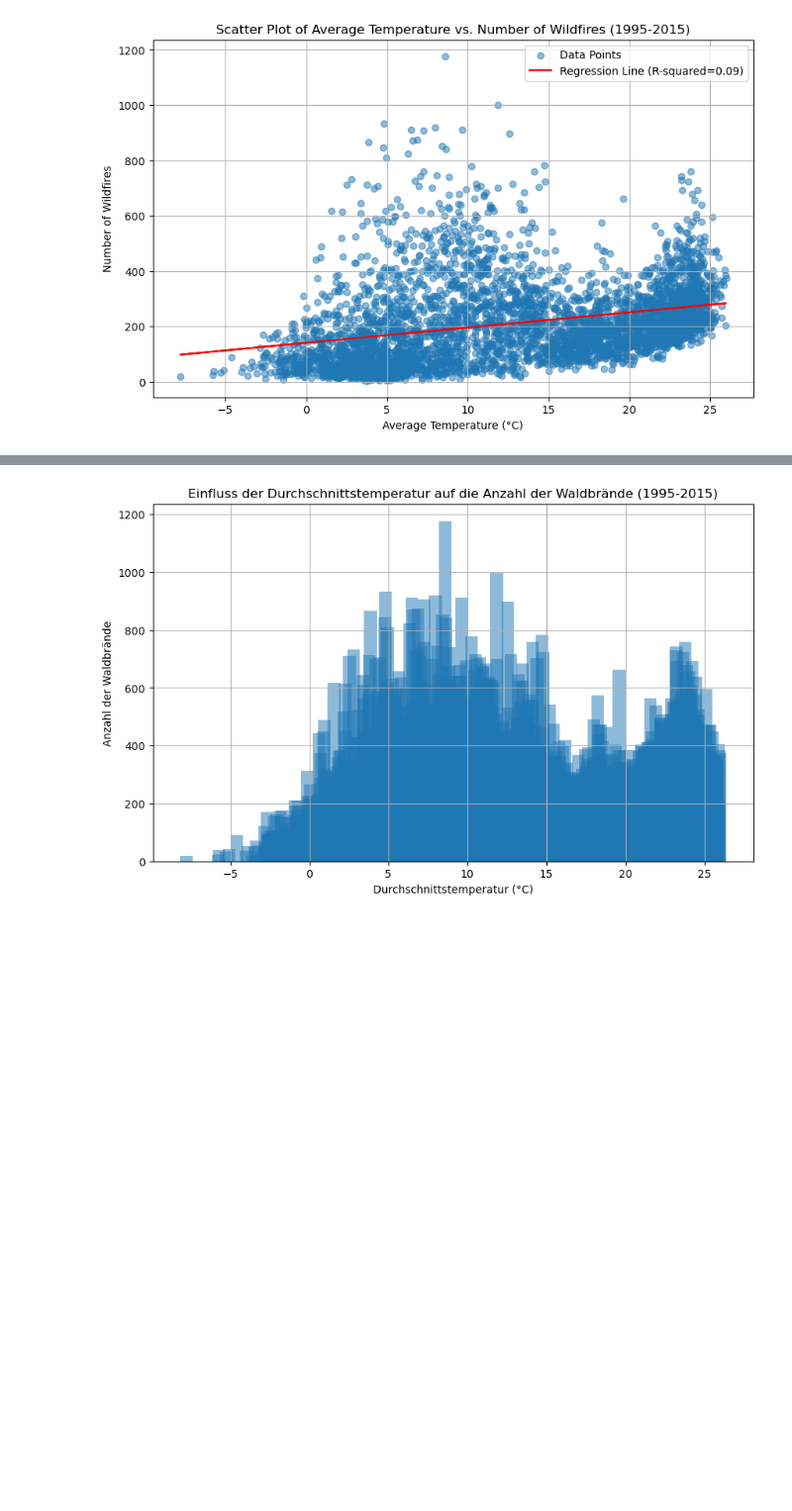
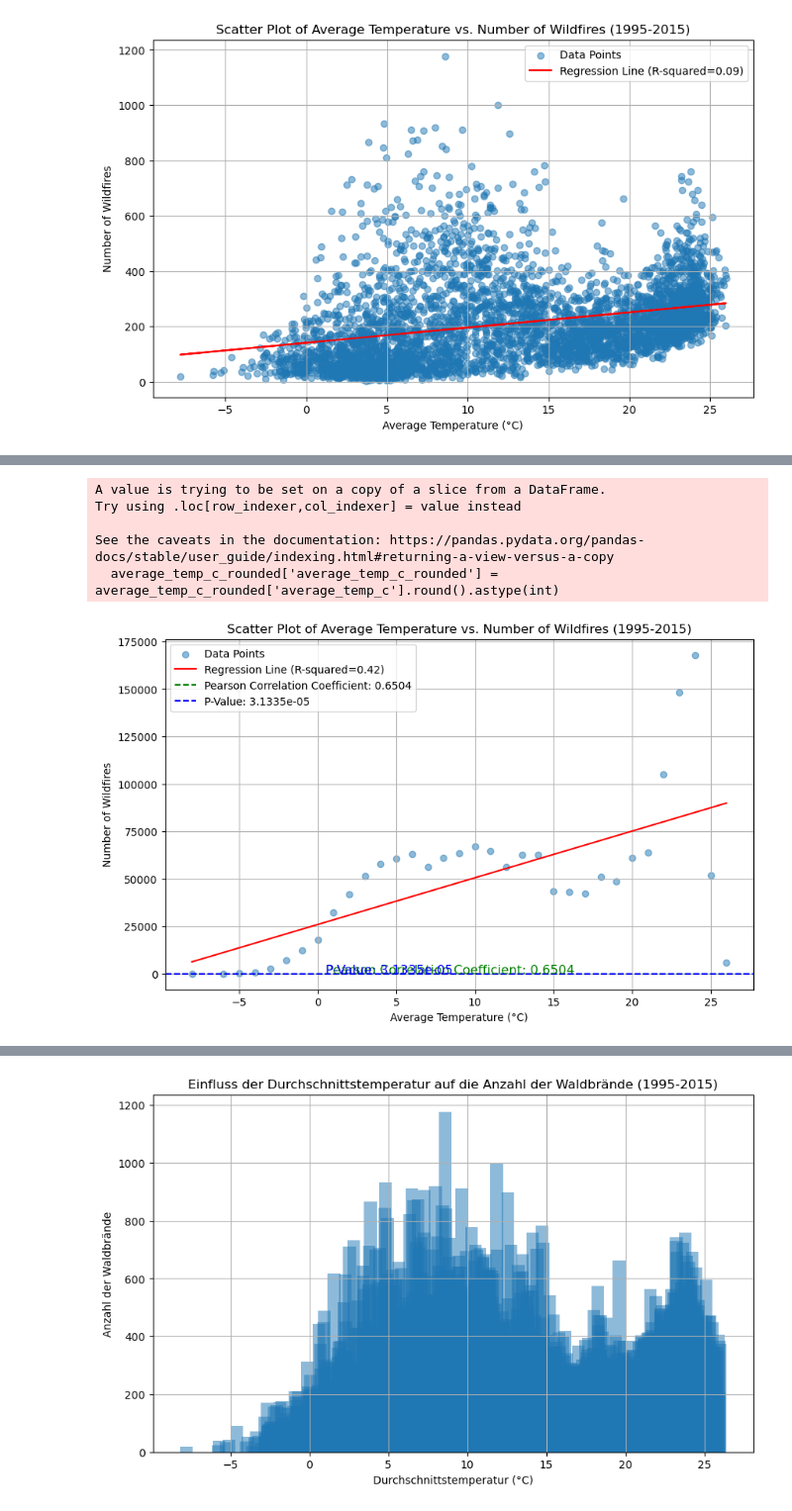
Before and after one commit to Pissane/Capstone_Project, a Jupyter notebook: correlation_weather_fire.ipynb, the cells around one changed output, grey strips where cells are left out. Shown at 99% size. Saved outputs shown, nothing was run; the diff lists cells and outputs as text; code cells hidden in the pictures; blank space fills up the shorter version.

```diff
--- a/correlation_weather_fire.ipynb
+++ b/correlation_weather_fire.ipynb
@@ -627,0 +815,57 @@ seasonal
+# %%
+import pandas as pd
+import matplotlib.pyplot as plt
+from scipy import stats
+
+# Create new DataFrame from merged_df
+average_temp_c_rounded = merged_data[['date', 'average_temp_c', 'Number of Wildfires']]
+
+# Round temperatures to the nearest integer
+average_temp_c_rounded['average_temp_c_rounded'] = average_temp_c_rounded['average_temp_c'].round().astype(int)
+
+# Groupby rounded temperature and sum fire counts
+average_temp_c_rounded = average_temp_c_rounded.groupby('average_temp_c_rounded')['Number of Wildfires'].sum().reset_index()
+
+# Rename columns
+average_temp_c_rounded.rename(columns={
+    'average_temp_c_rounded': 'temp_c',
+    'Number of Wildfires': 'total_fires'
+}, inplace=True)
+
+# Streudiagramm mit einer Regressionslinie erstellen
+plt.figure(figsize=(10, 6))
+x = average_temp_c_rounded['temp_c']
+y = average_temp_c_rounded['total_fires']
+
+# Berechnung der Regressionslinie
+slope, intercept, r_value, p_value, std_err = stats.linregress(x, y)
+line = slope * x + intercept
+
+# Calculate Pearson Correlation Coefficient and P-Value
+pearson_corr_coeff = r_value
+p_value = p_value
+
+plt.scatter(x, y, label=f'Data Points', alpha=0.5)
+plt.plot(x, line, color='red', label=f'Regression Line (R-squared={r_value**2:.2f})')
+plt.title('Scatter Plot of Average Temperature vs. Number of Wildfires (1995-2015)')
+plt.xlabel('Average Temperature (°C)')
+plt.ylabel('Number of Wildfires')
+
+# Add horizontal lines for Pearson Correlation Coefficient and P-Value
+plt.axhline(y=pearson_corr_coeff, color='green', linestyle='--', label=f'Pearson Correlation Coefficient: {pearson_corr_coeff:.4f}')
+plt.axhline(y=p_value, color='blue', linestyle='--', label=f'P-Value: {p_value:.4e}')
+
+# Annotate the Pearson Correlation Coefficient and P-Value as text annotations
+plt.annotate(f'Pearson Correlation Coefficient: {pearson_corr_coeff:.4f}', (0.5, pearson_corr_coeff), fontsize=12, color='green')
+plt.annotate(f'P-Value: {p_value:.4e}', (0.5, p_value), fontsize=12, color='blue')
+
+plt.legend()
+plt.grid(True)
+plt.show()
+# %% [output]
+A value is trying to be set on a copy of a slice from a DataFrame.
+Try using .loc[row_indexer,col_indexer] = value instead
+
+See the caveats in the documentation: https://pandas.pydata.org/pandas-docs/stable/user_guide/indexing.html#returning-a-view-versus-a-copy
+  average_temp_c_rounded['average_temp_c_rounded'] = average_temp_c_rounded['average_temp_c'].round().astype(int)
+[figure, added]
```
Also changed, not shown: parts of 16 cells of this notebook.
